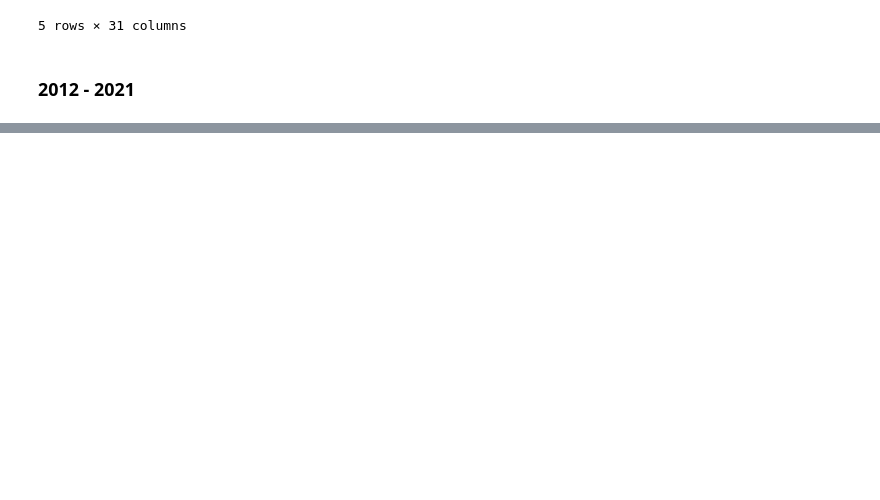
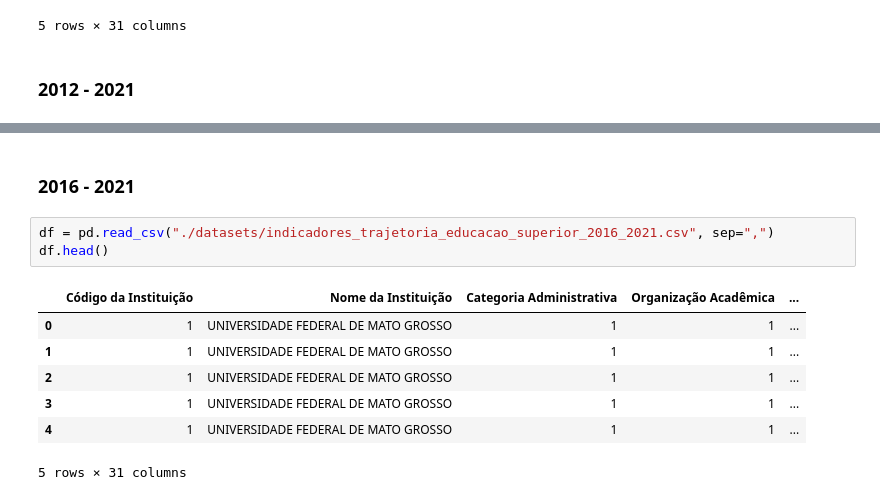
Before and after one commit to Guilhermeasper/dados-medicos, a Jupyter notebook: Projeto.ipynb, the cells around one changed output, grey strips where cells are left out. Cells and saved outputs as stored; diff of their text form; blank space fills up the shorter version.

```diff
--- a/Projeto.ipynb
+++ b/Projeto.ipynb
@@ -92,0 +140,13 @@ df.head()
+# %% [markdown]
+### 2016 - 2021
+# %%
+df = pd.read_csv("./datasets/indicadores_trajetoria_educacao_superior_2016_2021.csv", sep=",")
+df.head()
+# %% [output]
+|  | Código da Instituição | Nome da Instituição | Categoria Administrativa | Organização Acadêmica | ... |
+| 0 | 1 | UNIVERSIDADE FEDERAL DE MATO GROSSO | 1 | 1 | ... |
+| 1 | 1 | UNIVERSIDADE FEDERAL DE MATO GROSSO | 1 | 1 | ... |
+| 2 | 1 | UNIVERSIDADE FEDERAL DE MATO GROSSO | 1 | 1 | ... |
+| 3 | 1 | UNIVERSIDADE FEDERAL DE MATO GROSSO | 1 | 1 | ... |
+| 4 | 1 | UNIVERSIDADE FEDERAL DE MATO GROSSO | 1 | 1 | ... |
+5 rows × 31 columns
```
Also changed, not shown: parts of 11 cells of this notebook.
